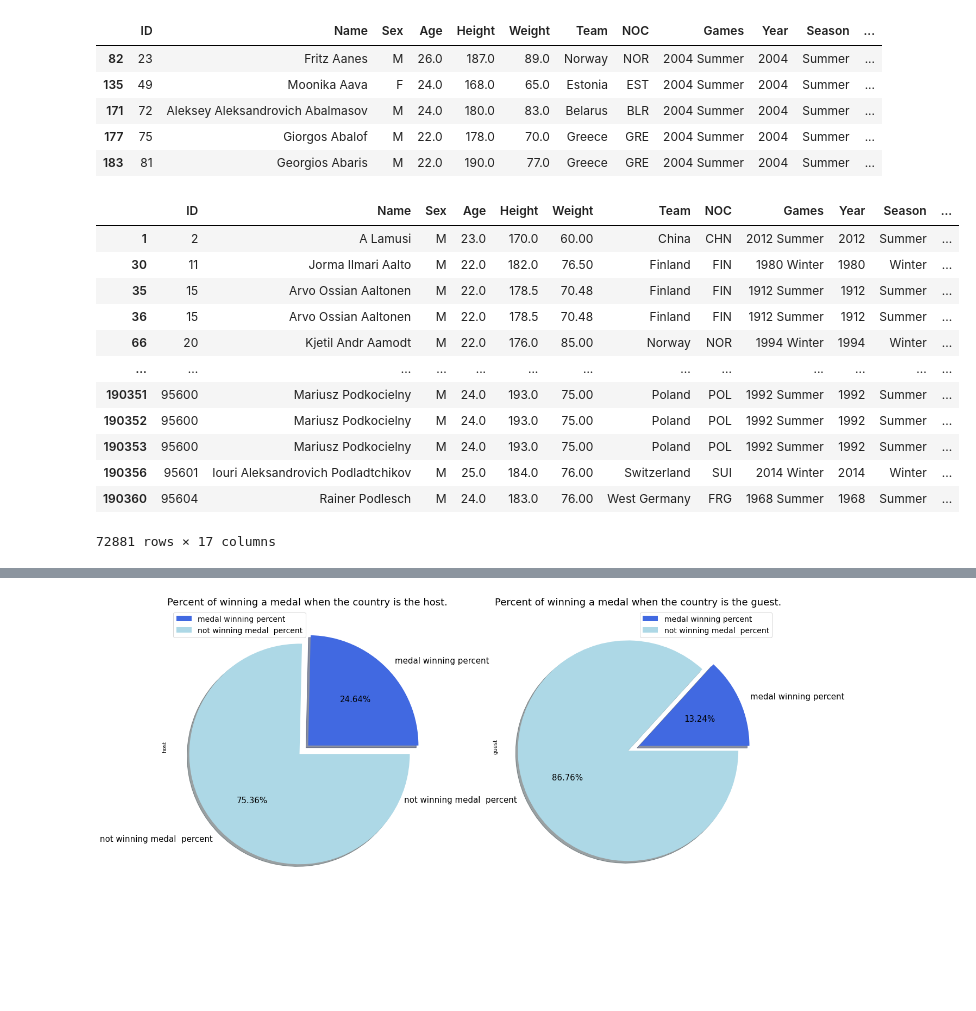
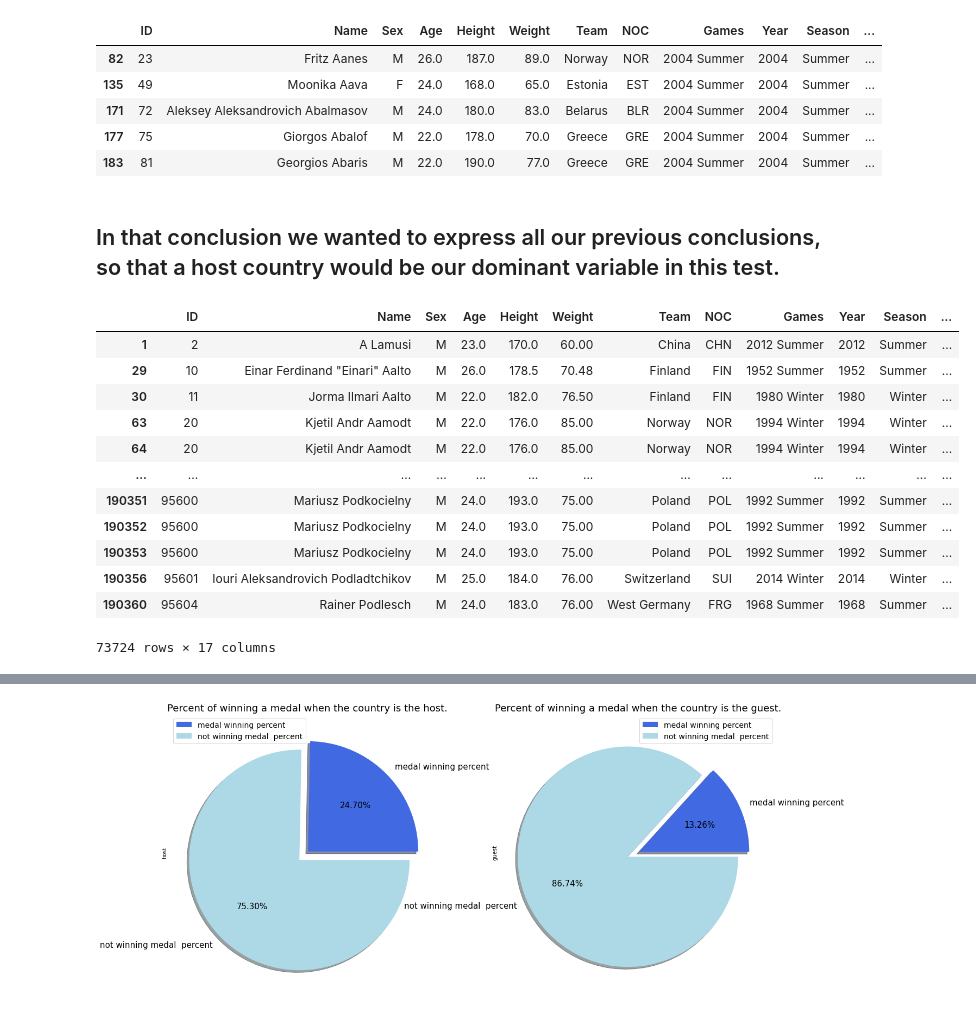
Before and after one commit to AdarSaban/Olympic-Project, a Jupyter notebook: 1.ipynb, the cells around one changed output, grey strips where cells are left out. Cells and saved outputs as stored; diff of their text form; code cells hidden in the pictures; blank space fills up the shorter version.

```diff
--- a/1.ipynb
+++ b/1.ipynb
@@ -197,9 +208,9 @@ sns.catplot(data=data_Age_by_Medal,x="Age",y="Tot per kind",kind="bar",aspect=5,
 ### BMI is a measure that gives a quantitative assessment of whether a person is at a normal weight and height.
 ### We examined whether there is a connection between precise BMI(18.5-25) measure and winning  a medal .
 # %%
-data_of_medal_by_id=data.groupby(['ID','Age','Height','Weight'])['Medal'].value_counts().reset_index(name='medals amount')
+data_of_medal_by_id=data.groupby(['ID','Name','Height','Weight'])['Medal'].value_counts().reset_index(name='medals amount')
 data_with_BMI=data_of_medal_by_id.assign(BMI=lambda x: ((x['Weight'])/ ( (x['Height']/100)**2) ))
 data_with_BMI
 plot = sns.relplot(x='medals amount',y="BMI", data=data_with_BMI, kind="scatter",palette="Blues");
-plot.fig.set_size_inches(6,6)
+plot.fig.set_size_inches(9,6)
 # %% [output]
@@ -267,25 +283,27 @@ data.loc[data.Host_city=='Athina'].head()
 | 171 | 72 | Aleksey Aleksandrovich Abalmasov | M | 24.0 | 180.0 | 83.0 | Belarus | BLR | 2004 Summer | 2004 | Summer | ... |
 | 177 | 75 | Giorgos Abalof | M | 22.0 | 178.0 | 70.0 | Greece | GRE | 2004 Summer | 2004 | Summer | ... |
 | 183 | 81 | Georgios Abaris | M | 22.0 | 190.0 | 77.0 | Greece | GRE | 2004 Summer | 2004 | Summer | ... |
+# %% [markdown]
+## In that conclusion we wanted to express all our previous conclusions, so that a host country would be our dominant variable in this test.
 # %%
 median_BMI=data_with_BMI.BMI.median()
 data['BMI']=data_with_BMI['BMI'].round(2)
 data.BMI.fillna(median_BMI,inplace=True)
-n=new_data=data.loc[(data.BMI<=25)&(data.BMI>=20)&(data.Age<=26)&(data.Age>=22)].round(2).copy()
+new_data=data.loc[(data.BMI<=25)&(data.BMI>=18.5)&(data.Age<=26)&(data.Age>=22)].round(2).copy()
 new_data
 # %% [output]
 |  | ID | Name | Sex | Age | Height | Weight | Team | NOC | Games | Year | Season | ... |
 | 1 | 2 | A Lamusi | M | 23.0 | 170.0 | 60.00 | China | CHN | 2012 Summer | 2012 | Summer | ... |
+| 29 | 10 | Einar Ferdinand "Einari" Aalto | M | 26.0 | 178.5 | 70.48 | Finland | FIN | 1952 Summer | 1952 | Summer | ... |
 | 30 | 11 | Jorma Ilmari Aalto | M | 22.0 | 182.0 | 76.50 | Finland | FIN | 1980 Winter | 1980 | Winter | ... |
-| 35 | 15 | Arvo Ossian Aaltonen | M | 22.0 | 178.5 | 70.48 | Finland | FIN | 1912 Summer | 1912 | Summer | ... |
-| 36 | 15 | Arvo Ossian Aaltonen | M | 22.0 | 178.5 | 70.48 | Finland | FIN | 1912 Summer | 1912 | Summer | ... |
-| 66 | 20 | Kjetil Andr Aamodt | M | 22.0 | 176.0 | 85.00 | Norway | NOR | 1994 Winter | 1994 | Winter | ... |
+| 63 | 20 | Kjetil Andr Aamodt | M | 22.0 | 176.0 | 85.00 | Norway | NOR | 1994 Winter | 1994 | Winter | ... |
+| 64 | 20 | Kjetil Andr Aamodt | M | 22.0 | 176.0 | 85.00 | Norway | NOR | 1994 Winter | 1994 | Winter | ... |
 | ... | ... | ... | ... | ... | ... | ... | ... | ... | ... | ... | ... | ... |
 | 190351 | 95600 | Mariusz Podkocielny | M | 24.0 | 193.0 | 75.00 | Poland | POL | 1992 Summer | 1992 | Summer | ... |
 | 190352 | 95600 | Mariusz Podkocielny | M | 24.0 | 193.0 | 75.00 | Poland | POL | 1992 Summer | 1992 | Summer | ... |
 | 190353 | 95600 | Mariusz Podkocielny | M | 24.0 | 193.0 | 75.00 | Poland | POL | 1992 Summer | 1992 | Summer | ... |
 | 190356 | 95601 | Iouri Aleksandrovich Podladtchikov | M | 25.0 | 184.0 | 76.00 | Switzerland | SUI | 2014 Winter | 2014 | Winter | ... |
 | 190360 | 95604 | Rainer Podlesch | M | 24.0 | 183.0 | 76.00 | West Germany | FRG | 1968 Summer | 1968 | Summer | ... |
-72881 rows × 17 columns
+73724 rows × 17 columns
 # %%
 new_data['host country?']=np.where(new_data.NOC==new_data.Host_city_by_NOC,'True','False')
```
Also changed, not shown: parts of 26 cells of this notebook.
